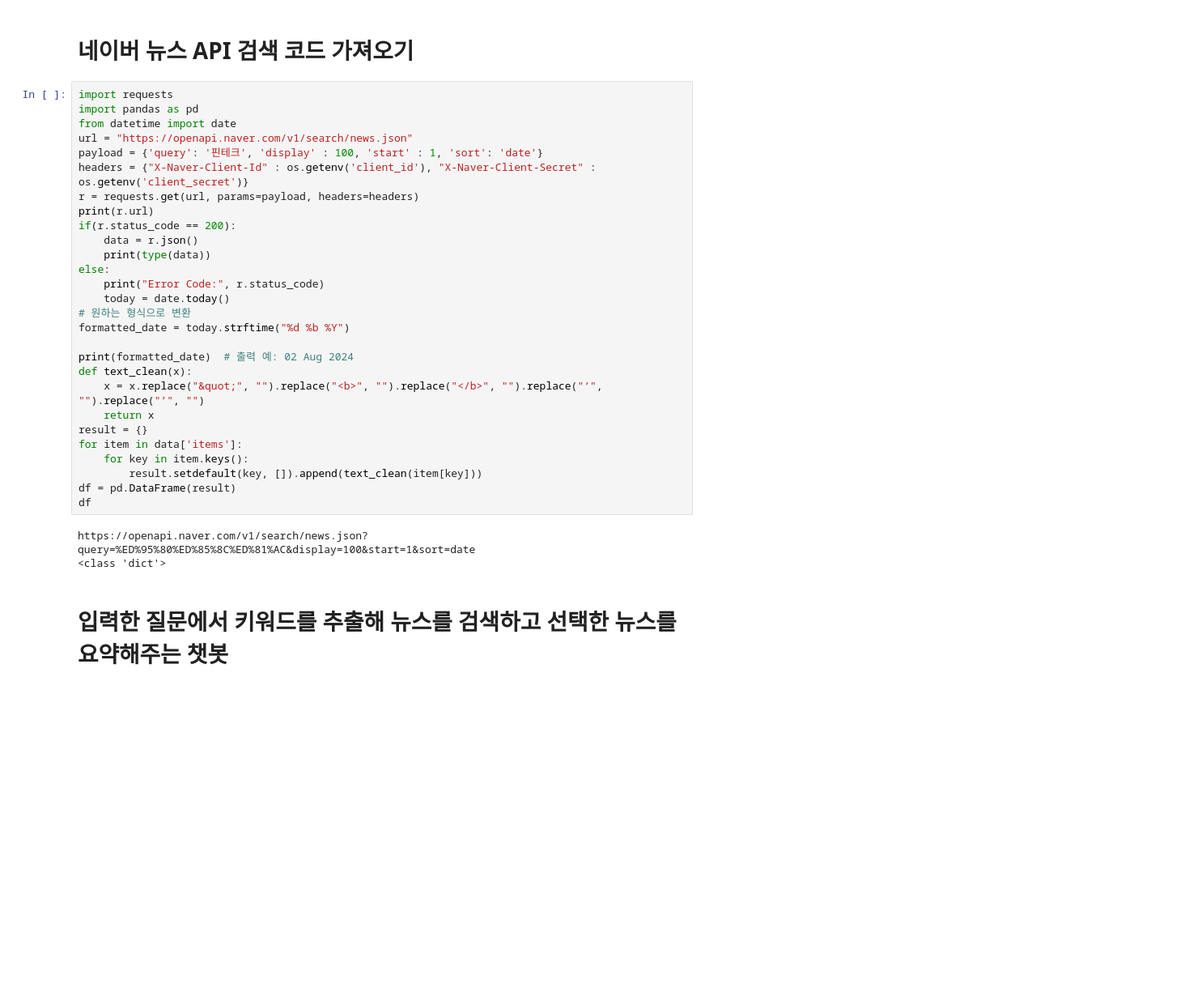
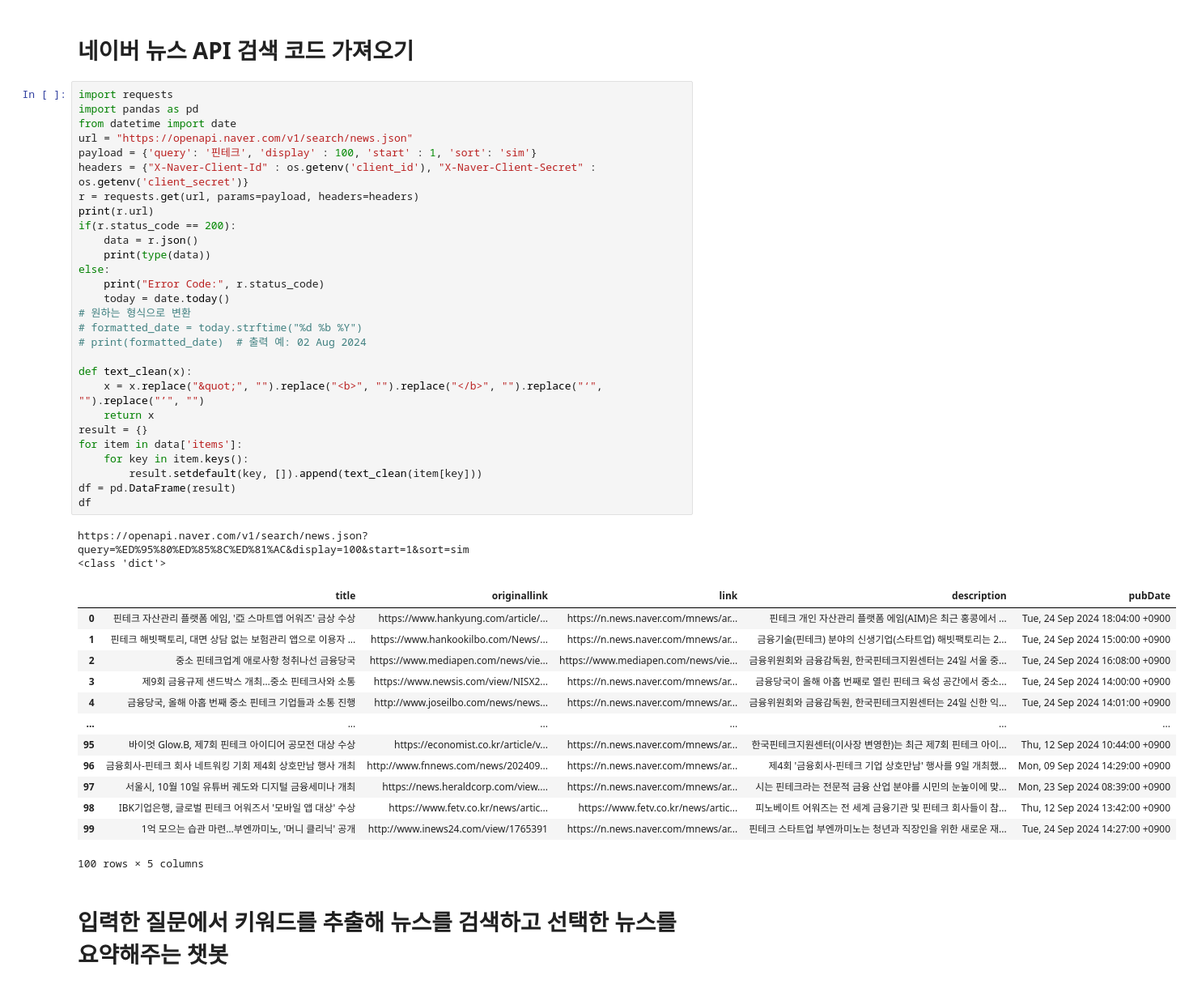
Before and after one commit to haram4th/fintech_pm_data_science, a Jupyter notebook: 08AI_Serving/05google_jemini를_이용해_챗봇만들고_네이버뉴스_검색후_요약하기.ipynb, the cells around one changed output. Shown at 81% size. Saved outputs shown, nothing was run; the diff lists cells and outputs as text; blank space fills up the shorter version.

```diff
--- a/08AI_Serving/05google_jemini를_이용해_챗봇만들고_네이버뉴스_검색후_요약하기.ipynb
+++ b/08AI_Serving/05google_jemini를_이용해_챗봇만들고_네이버뉴스_검색후_요약하기.ipynb
@@ -83,34 +83,47 @@ This share link expires in 72 hours. For free permanent hosting and GPU upgrades
 # %%
 import requests
 import pandas as pd
 from datetime import date
 url = "https://openapi.naver.com/v1/search/news.json"
-payload = {'query': '핀테크', 'display' : 100, 'start' : 1, 'sort': 'date'}
+payload = {'query': '핀테크', 'display' : 100, 'start' : 1, 'sort': 'sim'}
 headers = {"X-Naver-Client-Id" : os.getenv('client_id'), "X-Naver-Client-Secret" : os.getenv('client_secret')}
 r = requests.get(url, params=payload, headers=headers)
 print(r.url)
 if(r.status_code == 200):
     data = r.json()
     print(type(data))
 else:
     print("Error Code:", r.status_code)
     today = date.today()
 # 원하는 형식으로 변환
-formatted_date = today.strftime("%d %b %Y")
+# formatted_date = today.strftime("%d %b %Y")
+# print(formatted_date)  # 출력 예: 02 Aug 2024
 
-print(formatted_date)  # 출력 예: 02 Aug 2024
 def text_clean(x):
     x = x.replace("&quot;", "").replace("<b>", "").replace("</b>", "").replace("‘", "").replace("’", "")
     return x
 result = {}
 for item in data['items']:
     for key in item.keys():
         result.setdefault(key, []).append(text_clean(item[key]))
 df = pd.DataFrame(result)
 df
 # %% [output]
-https://openapi.naver.com/v1/search/news.json?query=%ED%95%80%ED%85%8C%ED%81%AC&display=100&start=1&sort=date
+https://openapi.naver.com/v1/search/news.json?query=%ED%95%80%ED%85%8C%ED%81%AC&display=100&start=1&sort=sim
 <class 'dict'>
+|  | title | originallink | link | description | pubDate |
+| 0 | 핀테크 자산관리 플랫폼 에임, '亞 스마트앱 어워즈' 금상 수상 | https://www.hankyung.com/article/... | https://n.news.naver.com/mnews/ar... | 핀테크 개인 자산관리 플랫폼 에임(AIM)은 최근 홍콩에서 ... | Tue, 24 Sep 2024 18:04:00 +0900 |
+| 1 | 핀테크 해빗팩토리, 대면 상담 없는 보험관리 앱으로 이용자 ... | https://www.hankookilbo.com/News/... | https://n.news.naver.com/mnews/ar... | 금융기술(핀테크) 분야의 신생기업(스타트업) 해빗팩토리는 2... | Tue, 24 Sep 2024 15:00:00 +0900 |
+| 2 | 중소 핀테크업계 애로사항 청취나선 금융당국 | https://www.mediapen.com/news/vie... | https://www.mediapen.com/news/vie... | 금융위원회와 금융감독원, 한국핀테크지원센터는 24일 서울 중... | Tue, 24 Sep 2024 16:08:00 +0900 |
+| 3 | 제9회 금융규제 샌드박스 개최…중소 핀테크사와 소통 | https://www.newsis.com/view/NISX2... | https://n.news.naver.com/mnews/ar... | 금융당국이 올해 아홉 번째로 열린 핀테크 육성 공간에서 중소... | Tue, 24 Sep 2024 14:00:00 +0900 |
+| 4 | 금융당국, 올해 아홉 번째 중소 핀테크 기업들과 소통 진행 | http://www.joseilbo.com/news/news... | https://n.news.naver.com/mnews/ar... | 금융위원회와 금융감독원, 한국핀테크지원센터는 24일 신한 익... | Tue, 24 Sep 2024 14:01:00 +0900 |
+| ... | ... | ... | ... | ... | ... |
+| 95 | 바이엇 Glow.B, 제7회 핀테크 아이디어 공모전 대상 수상 | https://economist.co.kr/article/v... | https://n.news.naver.com/mnews/ar... | 한국핀테크지원센터(이사장 변영한)는 최근 제7회 핀테크 아이... | Thu, 12 Sep 2024 10:44:00 +0900 |
+| 96 | 금융회사-핀테크 회사 네트워킹 기회 제4회 상호만남 행사 개최 | http://www.fnnews.com/news/202409... | https://n.news.naver.com/mnews/ar... | 제4회 '금융회사-핀테크 기업 상호만남' 행사를 9일 개최했... | Mon, 09 Sep 2024 14:29:00 +0900 |
+| 97 | 서울시, 10월 10일 유튜버 궤도와 디지털 금융세미나 개최 | https://news.heraldcorp.com/view.... | https://n.news.naver.com/mnews/ar... | 시는 핀테크라는 전문적 금융 산업 분야를 시민의 눈높이에 맞... | Mon, 23 Sep 2024 08:39:00 +0900 |
+| 98 | IBK기업은행, 글로벌 핀테크 어워즈서 '모바일 앱 대상' 수상 | https://www.fetv.co.kr/news/artic... | https://www.fetv.co.kr/news/artic... | 피노베이트 어워즈는 전 세계 금융기관 및 핀테크 회사들이 참... | Thu, 12 Sep 2024 13:42:00 +0900 |
+| 99 | 1억 모으는 습관 마련…부엔까미노, '머니 클리닉' 공개 | http://www.inews24.com/view/1765391 | https://n.news.naver.com/mnews/ar... | 핀테크 스타트업 부엔까미노는 청년과 직장인을 위한 새로운 재... | Tue, 24 Sep 2024 14:27:00 +0900 |
+100 rows × 5 columns
 # %% [markdown]
 # 입력한 질문에서 키워드를 추출해 뉴스를 검색하고 선택한 뉴스를 요약해주는 챗봇
 # %%
```
Also changed, not shown: parts of 6 cells of this notebook, 4 other files.
